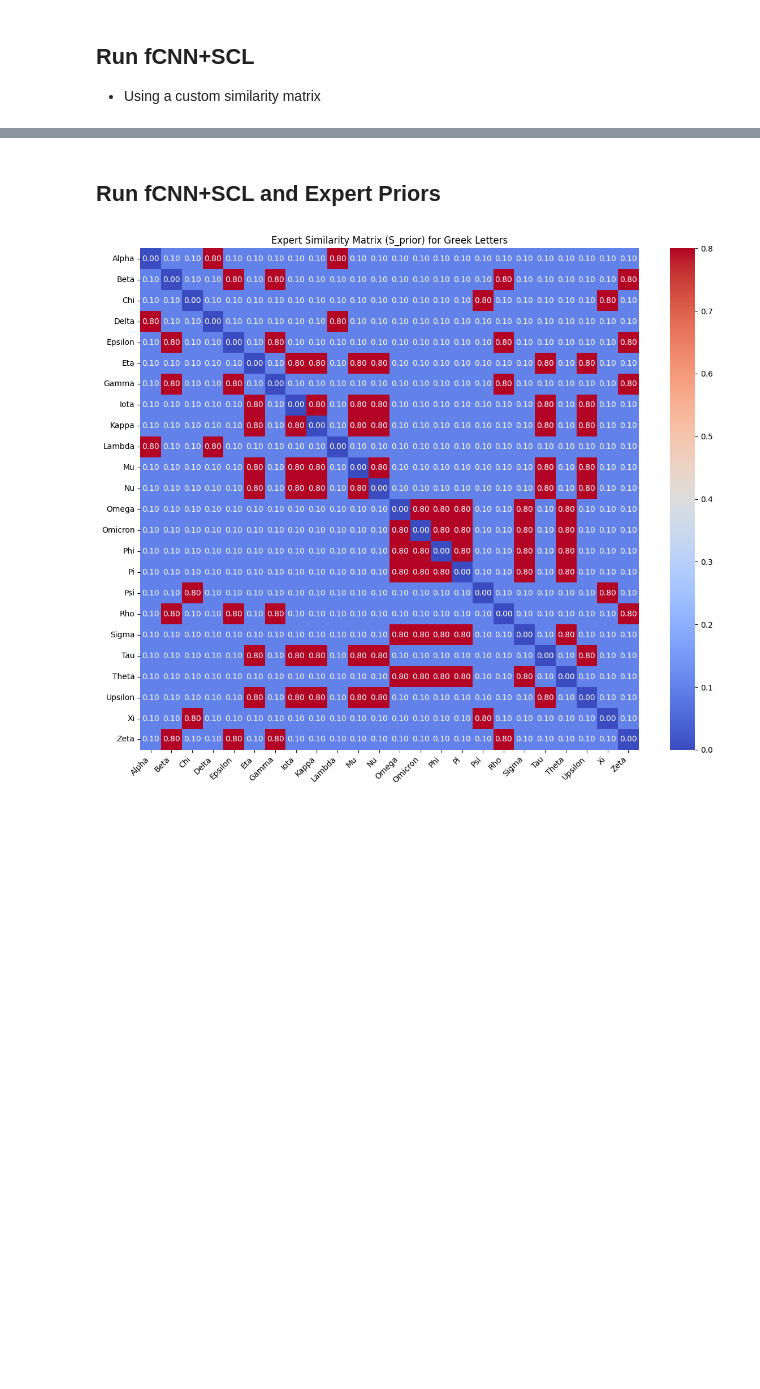
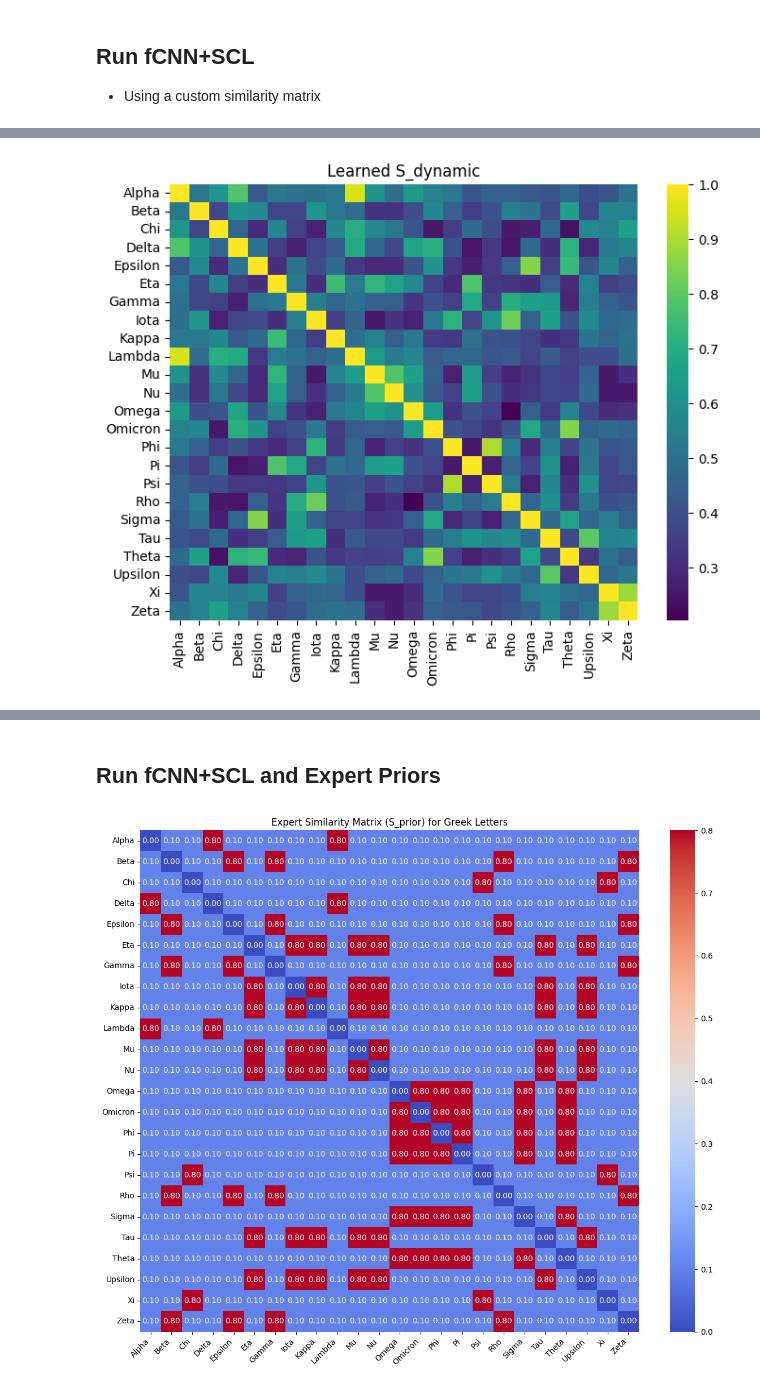
Before and after one commit to ipavlopoulos/diachronic-greek-letterforms, a Jupyter notebook: fCNN+SCL.ipynb, the cells around one changed output, grey strips where cells are left out. Cells and saved outputs as stored; diff of their text form; code cells hidden in the pictures; blank space fills up the shorter version.

```diff
--- a/fCNN+SCL.ipynb
+++ b/fCNN+SCL.ipynb
@@ -128,23 +128,22 @@ class RandomLacunae(object):
         return torch.tensor(img_np) if isinstance(img, torch.Tensor) else img_np
 
 # Preprocess images for 2D CNN (resize and normalize, no flattening yet)
-def preprocess_image_2d(image_path, size=(64, 64)):
-    img = Image.open(image_path).convert('L') # Grayscale
+def preprocess_image_2d(image_path, size=(64, 64), otsu=False):
+    img = Image.open(image_path).convert('L')  # Grayscale
     img_np = np.array(img)
 
-    # Binarization using Otsu's method
-    _, img_bin = cv2.threshold(img_np, 0, 255, cv2.THRESH_BINARY + cv2.THRESH_OTSU)
-
-    # Invert image: black on white background
-    img_bin = 255 - img_bin
+    if otsu:
+      _, img_np = cv2.threshold(img_np, 0, 255, cv2.THRESH_BINARY + cv2.THRESH_OTSU)
+      img_np = 255 - img_np
 
     # Resize to standard size
-    img_resized = cv2.resize(img_bin, size, interpolation=cv2.INTER_AREA)
+    img_resized = cv2.resize(img_np, size, interpolation=cv2.INTER_AREA)
 
     # Normalize pixel values to [0, 1]
     img_normalized = img_resized.astype(np.float32) / 255.0
 
-    return img_normalized # Return as 2D numpy array
+    return img_normalized  # Return as 2D numpy array
+
 
 # Preprocess all images for 2D CNN
 image_data_2d = []
@@ -207,7 +206,7 @@ data_transform = transforms.Compose([
     transforms.RandomAffine(degrees=0, translate=(0.1, 0.1)), # Translate horizontally and vertically
     transforms.RandomResizedCrop(size=(64, 64), scale=(0.8, 1.0)), # Random crop and resize
     transforms.ColorJitter(brightness=0.2, contrast=0.2), # Adjust brightness and contrast
-    RandomLacunae(num_lacunae=(0,3), size_range=(0.02,0.15), p=0.7, v=0),
+    RandomLacunae(num_lacunae=(0,2), size_range=(0.02,0.12), p=0.5, v=1),
     transforms.ToTensor(),             # Convert to PyTorch Tensor (adds channel dimension)
     #transforms.RandomErasing(p=0.5, value=0), # erase parts (lacunae)
     transforms.Normalize((0.5,), (0.5,)), # Normalize (assuming grayscale images)
@@ -643,0 +643,51 @@ weighted avg       0.78      0.78      0.78      2603
+# %%
+#@title Visualise the learnt similarity matrix of the prototypes
+import torch
+import torch.nn.functional as F
+import matplotlib.pyplot as plt
+import seaborn as sns
+
+def compute_class_prototypes(model, dataloader, device):
+    model.eval()
+    embeddings, labels = [], []
+
+    with torch.no_grad():
+        for x, y in dataloader:
+            x = x.to(device)
+            feats = model.get_embeddings(x)
+            embeddings.append(feats.cpu())
+            labels.append(y)
+
+    embeddings = torch.cat(embeddings, dim=0)
+    labels = torch.cat(labels, dim=0)
+
+    prototypes = []
+    for c in torch.unique(labels):
+        mask = (labels == c)
+        proto = embeddings[mask].mean(dim=0)
+        prototypes.append(proto)
+
+    return torch.stack(prototypes)
+
+def compute_similarity_matrix(prototypes):
+    # cosine similarity between all class prototypes
+    sim = F.cosine_similarity(
+        prototypes.unsqueeze(1),  # (C,1,D)
+        prototypes.unsqueeze(0),  # (1,C,D)
+        dim=-1
+    )
+    return sim
+
+def plot_similarity_matrix(S, class_names=None, title="S_dynamic"):
+    plt.figure(figsize=(8,6))
+    sns.heatmap(S.cpu().numpy(), annot=False, cmap="viridis",
+                xticklabels=class_names, yticklabels=class_names)
+    plt.title(title)
+    plt.show()
+
+# Usage after training
+prototypes = compute_class_prototypes(model, train_loader_2d_aug, device)
+S_dynamic = compute_similarity_matrix(prototypes)
+plot_similarity_matrix(S_dynamic, class_names=label_encoder.classes_, title="Learned S_dynamic")
+# %% [output]
+[figure, added]
```
Also changed, not shown: parts of 7 cells of this notebook.
